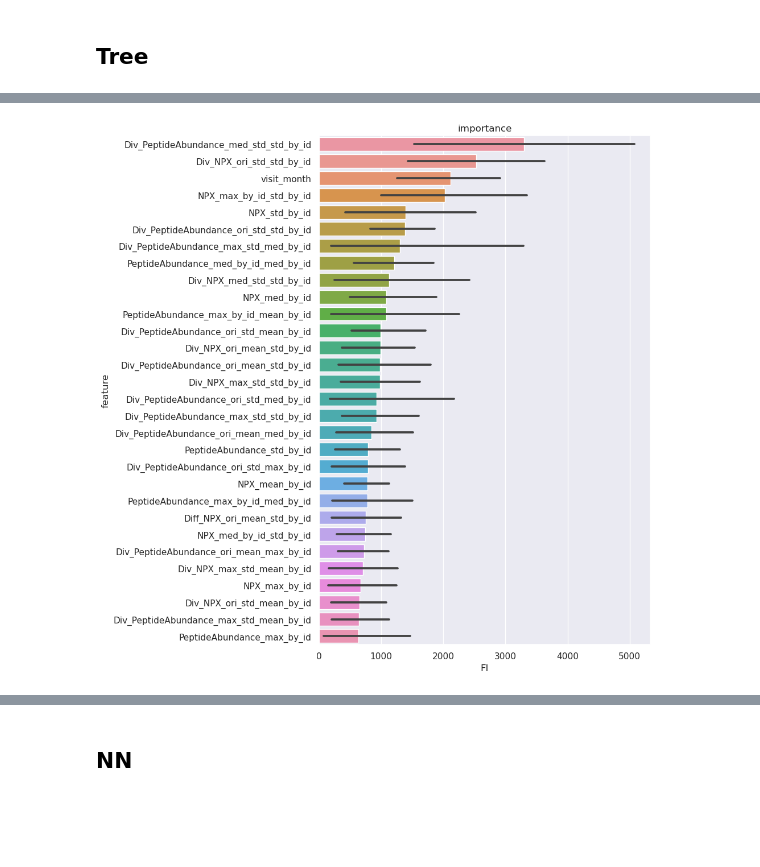
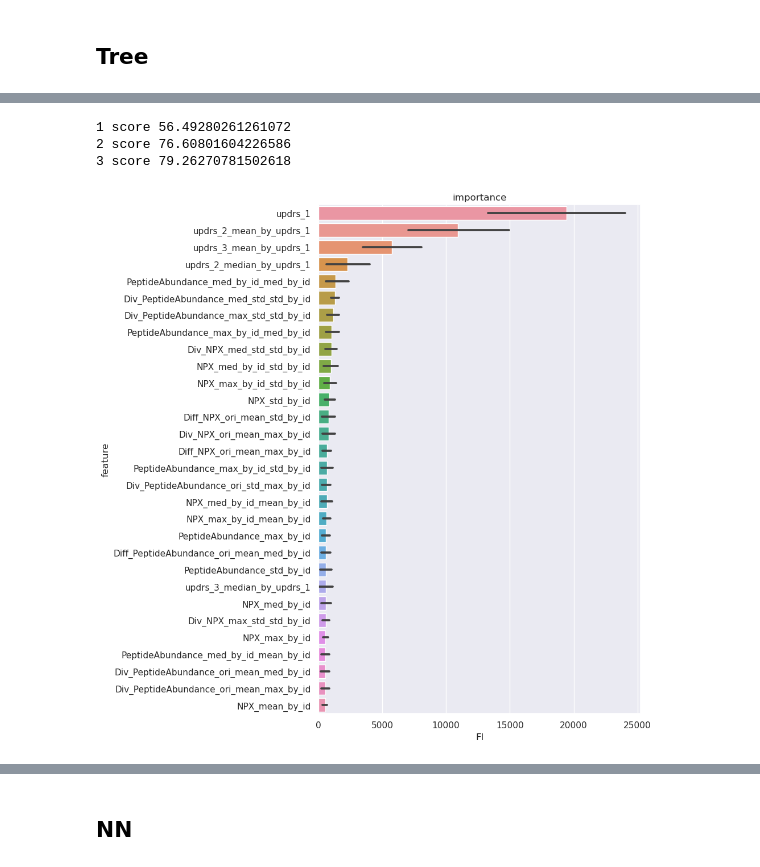
Before and after one commit to kunai-3txk/Compe_tonyobyo, a Jupyter notebook: parkinsons-disease-baseline-0401.ipynb, the cells around one changed output, grey strips where cells are left out. Drawn from its saved outputs; the diff is of its cells as text; code cells hidden in the pictures; blank space fills up the shorter version.

```diff
--- a/parkinsons-disease-baseline-0401.ipynb
+++ b/parkinsons-disease-baseline-0401.ipynb
@@ -416,16 +594,42 @@ Overall SMAPE Score: 57.18254
+# %%
+predict_df1 = predict_tree(order_list=[1,2,3])
+predict_df2 = predict_tree(order_list=[1,3,2])
+predict_df3 = predict_tree(order_list=[2,1,3])
+predict_df4 = predict_tree(order_list=[2,3,1])
+predict_df5 = predict_tree(order_list=[3,1,2])
+predict_df6 = predict_tree(order_list=[3,2,1])
+
+
+predict_df_all = (predict_df1 + predict_df2 + predict_df3 + predict_df4 + predict_df5 + predict_df6) / 6
+#predict_df_all = (predict_df1 + predict_df2 + predict_df3 + predict_df4) / 4
+
+print('1 score',score_cal(df_train['updrs_1'],predict_df_all['updrs_1'],'SMAPE'))
+print('2 score',score_cal(df_train['updrs_2'],predict_df_all['updrs_2'],'SMAPE'))
+print('3 score',score_cal(df_train['updrs_3'],predict_df_all['updrs_3'],'SMAPE'))
+
+
+# 1 score 55.674758128022276
+# 2 score 75.1983039204839
+# 3 score 78.56958183837216
+# %% [output]
+1 score 56.49280261261072
+2 score 76.60801604226586
+3 score 79.26270781502618
 # %%
 # feature_importances_ 上位20個の図示
 TOP = 30
 
-order = fi_df.groupby('feature')['FI'].mean().sort_values(ascending=False)[:TOP].index
+fi = fi_dfs[1]
+
+order = fi.groupby('feature')['FI'].mean().sort_values(ascending=False)[:TOP].index
 # 可視化
 plt.figure(figsize=(10, 10))
-sns.barplot(x="FI",y="feature",data=fi_df,order=order)
+sns.barplot(x="FI",y="feature",data=fi,order=order)
 plt.title('importance')
 plt.tight_layout()
 plt.show()
 # %% [output]
-[figure, old version]
+[figure, new version]
 # %%
 # 散布図の描画
 plt.scatter(oof_df['oof'], oof_df['target'])
```
Also changed, not shown: parts of 19 cells of this notebook.
